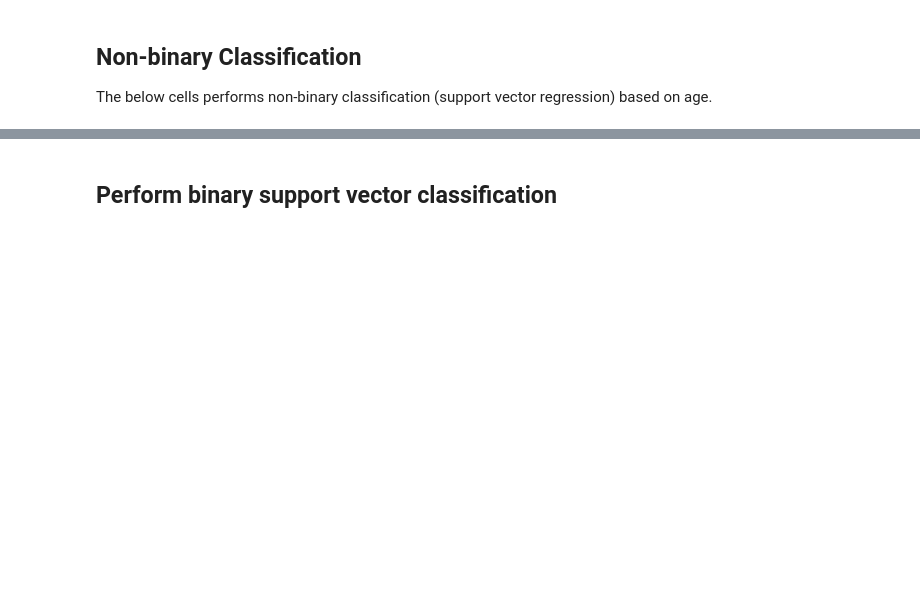
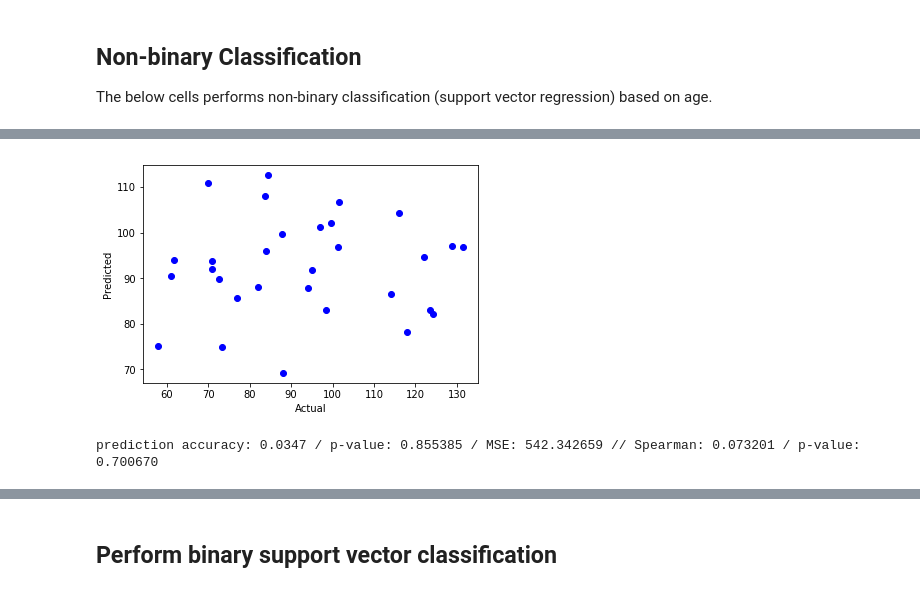
Before and after one commit to catcamacho/fmri_machlearn, a Jupyter notebook: 2_BuildClassifiers.ipynb, the cells around one changed output, grey strips where cells are left out. Saved outputs shown, nothing was run; the diff lists cells and outputs as text; code cells hidden in the pictures; blank space fills up the shorter version.

```diff
--- a/2_BuildClassifiers.ipynb
+++ b/2_BuildClassifiers.ipynb
@@ -154,7 +150,7 @@ The below cells performs non-binary classification (support vector regression) b
 if type_svm == 'nonbinary':
     # Perform the support vector classification
     from nilearn.input_data import NiftiMasker
-    from sklearn.feature_selection import f_regression, SelectPercentile, SelectFdr
+    from sklearn.feature_selection import f_regression, SelectPercentile
     from sklearn.svm import SVR
     from sklearn.pipeline import Pipeline
 
@@ -163,7 +159,7 @@ if type_svm == 'nonbinary':
     masker = NiftiMasker(mask_img=gm_mask,standardize=True,
                          memory='nilearn_cache', memory_level=1)
 
-    feature_selection = SelectPercentile(f_regression, percentile=5) #0.05/228453 voxels
+    feature_selection = SelectPercentile(f_regression, percentile=5)
     fs_svr = Pipeline([('feat_select', feature_selection), ('svr', svr)])
 
     # Run the regression
@@ -175,29 +171,75 @@ if type_svm == 'nonbinary':
     from sklearn.model_selection import cross_val_predict, LeaveOneGroupOut
 
     loso = LeaveOneGroupOut()
-    y_pred = cross_val_predict(fs_svr, X, y=maskedlabels,
+    y_pred = cross_val_predict(fs_svr, X, y=maskedlabels, n_jobs=6,
                                groups=conditions['subject'][mask],cv=loso)
-
-    from scipy.stats import linregress
-    slope, intercept, r_val, p_val, stderr = linregress(maskedlabels, y_pred)
-
-    print("prediction accuracy: %.4f / p-value: %f" % (r_val, p_val))
-
-    results_file.write("prediction accuracy r-value: %.4f / p-value: %f \n" % (r_val, p_val))
-    results_file.write('predicted: ' + str(y_pred) + '\n')
-    results_file.write('actual: ' + str(maskedlabels) + '\n')
-
-    # save SVR weights
+    # save weights
     coef = svr.coef_
     coef = feature_selection.inverse_transform(coef)
     coef_image = masker.inverse_transform(coef)
     coef_image.to_filename(output_dir + '/svrweights_' + analysis + '.nii.gz')
 
+    ages_df = conditions[mask]
+    ages_df['pred_age'] = Series(y_pred, index=ages_df.index)
+    ages_df.head()
+
+    actual_age = ages_df.groupby(['subject'])['age'].mean()
+    actual_age = actual_age.tolist()
+    pred_age = ages_df.groupby(['subject'])['pred_age'].mean()
+    pred_age = pred_age.tolist()
+
+    from scipy.stats import linregress
+    slope, intercept, r_val, p_val, stderr = linregress(actual_age, pred_age)
+
+    from sklearn.metrics import mean_squared_error
+    mse = mean_squared_error(actual_age, pred_age)
+
+    from scipy.stats import spearmanr
+    spear_r, spear_p = spearmanr(actual_age, pred_age)
+
+    print("prediction accuracy: %.4f / p-value: %f / MSE: %f // Spearman: %f / p-value: %f" % (r_val, p_val, mse, spear_r, spear_p))
+
     # plot the predicted versus actual values
     import matplotlib.pyplot as plt
-    plt.scatter(maskedlabels, y_pred, color='b')
+    plt.scatter(actual_age, pred_age, color='b')
     plt.xlabel('Actual')
     plt.ylabel('Predicted')
-    plt.savefig(output_dir + '/scatter_pred_actual_' + analysis + '.png', transparent=True)
+    plt.savefig(output_dir + '/scatter_pred_actual_mean_' + analysis + '_final.svg', transparent=True)
     plt.show()
+    plt.close()
+
+    results_file.write("MEAN prediction accuracy r-value: %.4f / p-value: %f / MSE: %f // Spearman: %f / p-value: %f \n" % (r_val, p_val, mse, spear_r, spear_p))
+    results_file.write('predicted: ' + str(pred_age) + '\n')
+    results_file.write('actual: ' + str(actual_age) + '\n')
+
+
+    actual_age = ages_df.groupby(['subject'])['age'].median()
+    actual_age = actual_age.tolist()
+    pred_age = ages_df.groupby(['subject'])['pred_age'].median()
+    pred_age = pred_age.tolist()
+
+    from scipy.stats import linregress
+    slope, intercept, r_val, p_val, stderr = linregress(actual_age, pred_age)
+
+    from sklearn.metrics import mean_squared_error
+    mse = mean_squared_error(actual_age, pred_age)
+
+    from scipy.stats import spearmanr
+    spear_r, spear_p = spearmanr(actual_age, pred_age)
+
+    print("prediction accuracy: %.4f / p-value: %f / MSE: %f // Spearman: %f / p-value: %f" % (r_val, p_val, mse, spear_r, spear_p))
+
+    # plot the predicted versus actual values
+    import matplotlib.pyplot as plt
+    plt.scatter(actual_age, pred_age, color='b')
+    plt.xlabel('Actual')
+    plt.ylabel('Predicted')
+    plt.savefig(output_dir + '/scatter_pred_actual_median_' + analysis + '_final.svg', transparent=True)
+    plt.close()
+
+    results_file.write("MEDIAN prediction accuracy r-value: %.4f / p-value: %f / MSE: %f // Spearman: %f / p-value: %f \n" % (r_val, p_val, mse, spear_r, spear_p))
+    results_file.write('predicted: ' + str(pred_age) + '\n')
+    results_file.write('actual: ' + str(actual_age) + '\n')
+
+    results_file.close()
 # %% [output]
@@ -205,0 +251,2 @@ prediction accuracy: 0.2573 / p-value: 0.000000
+[figure, added]
+prediction accuracy: 0.0347 / p-value: 0.855385 / MSE: 542.342659 // Spearman: 0.073201 / p-value: 0.700670
```
Also changed, not shown: parts of 5 cells of this notebook, 1 other file.
